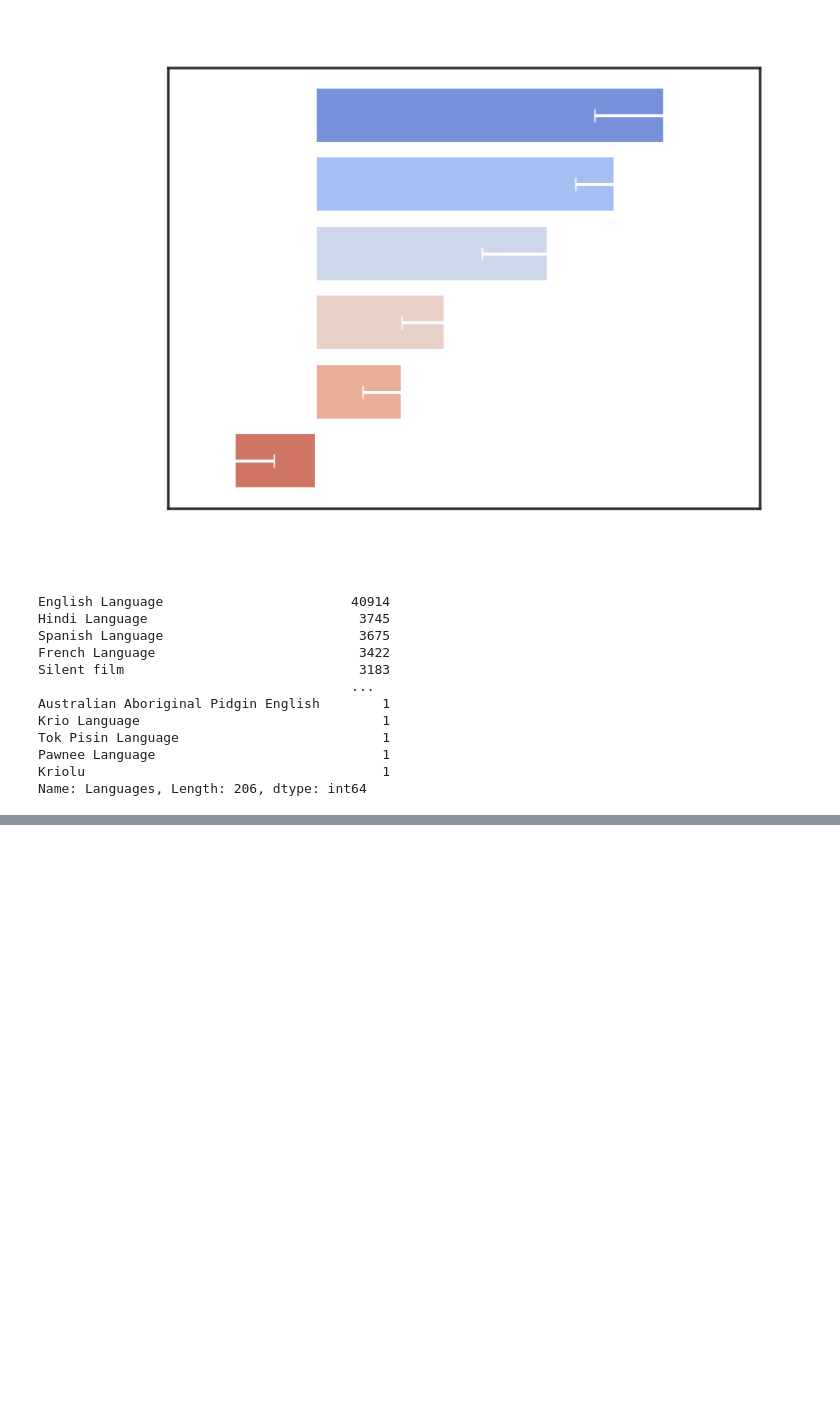
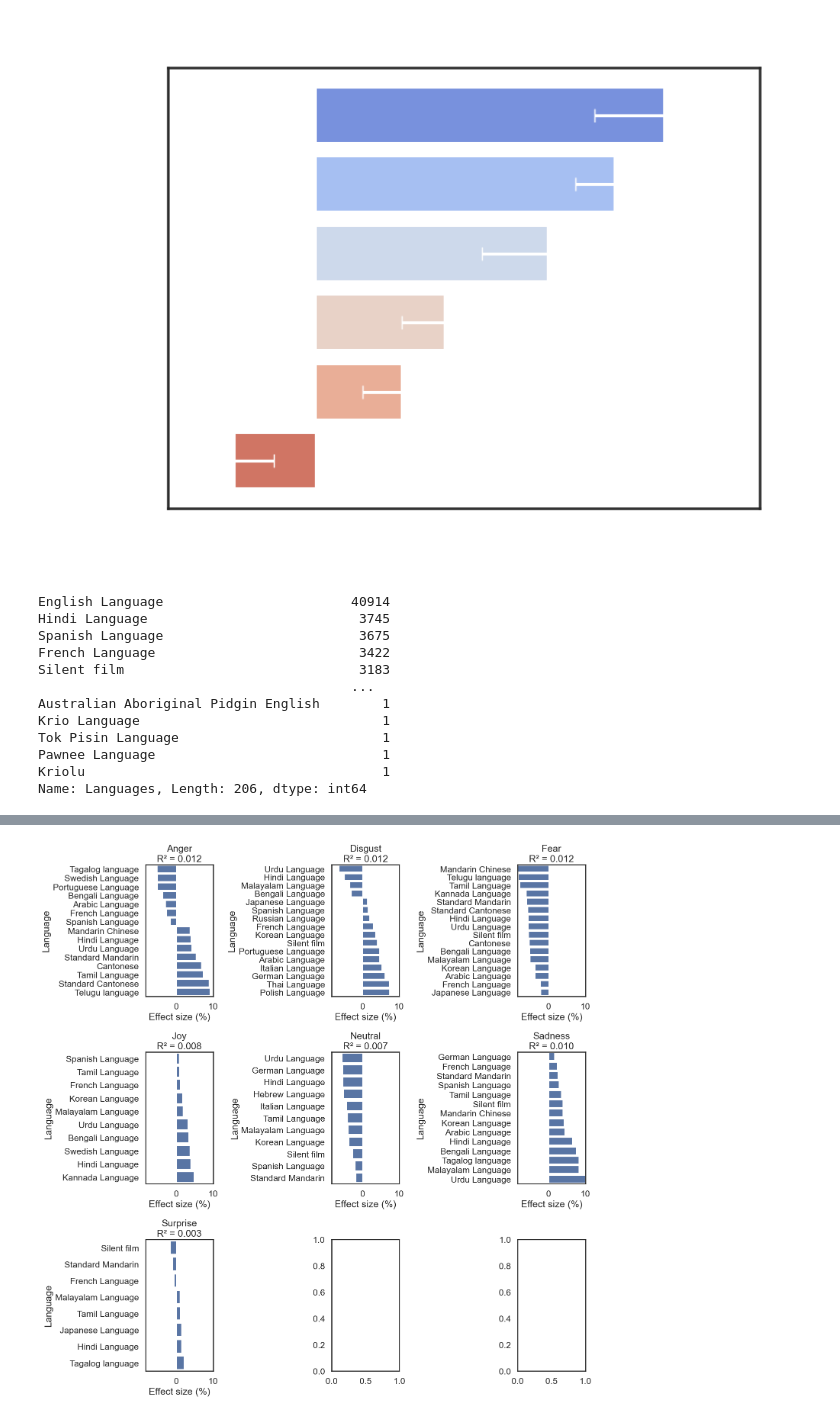
Before and after one commit to epfl-ada/ada-2024-project-phpjj1, a Jupyter notebook: plots_datastory.ipynb, the cells around one changed output, grey strips where cells are left out. Cells and saved outputs as stored; diff of their text form; code cells hidden in the pictures; blank space fills up the shorter version.

```diff
--- a/plots_datastory.ipynb
+++ b/plots_datastory.ipynb
@@ -395,0 +472,36 @@ plt.show()
+# %%
+# Plot significant parameters for each emotion
+fig, axes = plt.subplots(nrows=3, ncols=3, figsize=(15, 15))
+axes = axes.flatten()
+
+# Find global min and max for consistent scale
+all_params = []
+for emotion in EMOTIONS:
+    significant_params = regression_results[emotion]['significant_params']
+    params_no_intercept = significant_params[1:]
+    all_params.extend(params_no_intercept.values)
+global_min, global_max = min(all_params), max(all_params)
+
+for i, emotion in enumerate(EMOTIONS):
+    if i < len(axes):
+        significant_params = regression_results[emotion]['significant_params']
+
+        # Don't include intercept
+        params_no_intercept = significant_params[1:]
+        params_sorted = params_no_intercept.sort_values(ascending=True)
+
+        y_labels = params_sorted.index.astype(str).str.extract(r'\[T\.(.*?)\]')[0]
+
+        # Create bar plot
+        sns.barplot(x=params_sorted.values,
+                   y=y_labels,
+                   ax=axes[i])
+
+        axes[i].set_title(f'{emotion.capitalize()}\nR² = {regression_results[emotion]["r_squared"]:.3f}')
+        axes[i].set_xlabel('Effect size (%)')
+        axes[i].set_ylabel('Language')
+        axes[i].set_xlim(global_min, global_max)  # consistent scale
+
+plt.tight_layout()
+# %% [output]
+[figure, added]
```
Also changed, not shown: parts of 4 cells of this notebook, 3 other files.
